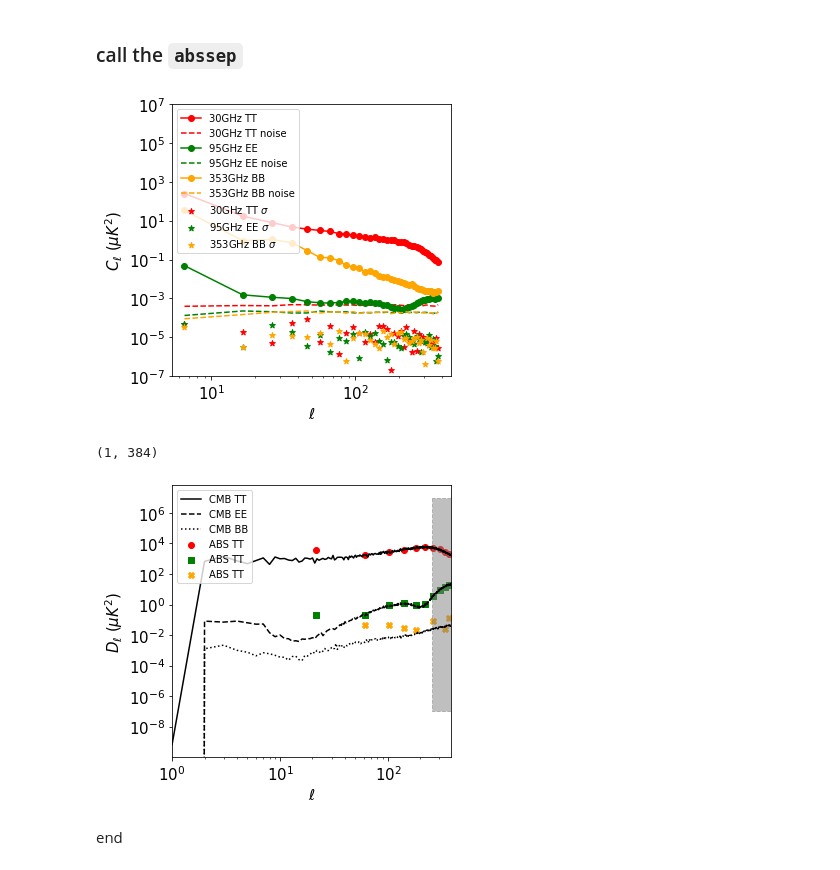
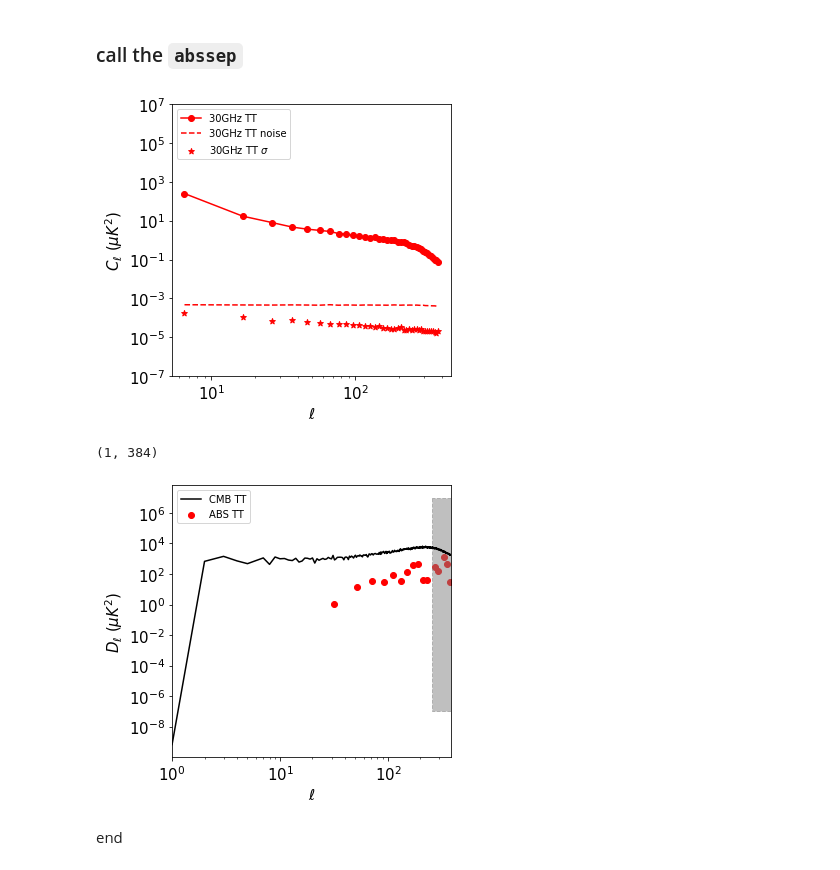
Before and after one commit to gioacchinowang/afra, a Jupyter notebook: tutorials/tutorial04.ipynb, the cells around one changed output. Saved outputs shown, nothing was run; the diff lists cells and outputs as text; code cells hidden in the pictures.

Commit message:
redefine mask shape

```diff
--- a/tutorials/tutorial04.ipynb
+++ b/tutorials/tutorial04.ipynb
@@ -136,5 +104,5 @@ hp.mollview(map353[2],format='%.2e',
 BINNING = 10
 est = ap.pstimator()
 # %%
-auto_cmb = est.auto_teb(mapcmb, mask, aposcale=1.0, binning=BINNING)
+auto_cmb = est.auto_t(mapcmb.reshape(1,-1), mask, aposcale=1.0, binning=BINNING)
 # %%
@@ -218,30 +148,19 @@ for i in range(Nell):
 # %% [markdown]
 - Gaussian noise resampling
 # %%
-RESAMP = 2  # size of resampling
+RESAMP = 50  # size of resampling
 
-n30 = np.zeros((3,NPIX,RESAMP))
-n95 = np.zeros((3,NPIX,RESAMP))
-n150 = np.zeros((3,NPIX,RESAMP))
-n353 = np.zeros((3,NPIX,RESAMP))
+n30 = np.zeros((NPIX,RESAMP))
+n95 = np.zeros((NPIX,RESAMP))
+n150 = np.zeros((NPIX,RESAMP))
+n353 = np.zeros((NPIX,RESAMP))
 
 for i in range(NPIX):
     if mask[i]:
-        n30[0,i,:] = np.random.normal(0,np.sqrt(vmap30[0,i]),RESAMP)
-        n30[1,i,:] = np.random.normal(0,np.sqrt(vmap30[1,i]),RESAMP)
-        n30[2,i,:] = np.random.normal(0,np.sqrt(vmap30[2,i]),RESAMP)
-
-        n95[0,i,:] = np.random.normal(0,np.sqrt(vmap95[0,i]),RESAMP)
-        n95[1,i,:] = np.random.normal(0,np.sqrt(vmap95[1,i]),RESAMP)
-        n95[2,i,:] = np.random.normal(0,np.sqrt(vmap95[2,i]),RESAMP)
-
-        n150[0,i,:] = np.random.normal(0,np.sqrt(vmap150[0,i]),RESAMP)
-        n150[1,i,:] = np.random.normal(0,np.sqrt(vmap150[1,i]),RESAMP)
-        n150[2,i,:] = np.random.normal(0,np.sqrt(vmap150[2,i]),RESAMP)
-
-        n353[0,i,:] = np.random.normal(0,np.sqrt(vmap353[0,i]),RESAMP)
-        n353[1,i,:] = np.random.normal(0,np.sqrt(vmap353[1,i]),RESAMP)
-        n353[2,i,:] = np.random.normal(0,np.sqrt(vmap353[2,i]),RESAMP)
+        n30[i,:] = np.random.normal(0,np.sqrt(vmap30[i]),RESAMP)
+        n95[i,:] = np.random.normal(0,np.sqrt(vmap95[i]),RESAMP)
+        n150[i,:] = np.random.normal(0,np.sqrt(vmap150[i]),RESAMP)
+        n353[i,:] = np.random.normal(0,np.sqrt(vmap353[i]),RESAMP)
 # %% [markdown]
 - estimate $C_\ell^{noise}$, $\sigma_\ell^{noise}$
 # %%
@@ -392,35 +261,21 @@ for i in range(Nell):
 # %%
 fig,ax = matplotlib.pyplot.subplots(figsize=(5,5))
 
 ax.plot(Llist,tt_total[:,0,0],
        color='red',marker='o',label='30GHz TT')
 ax.plot(Llist,tt_noise[:,0,0],
         color='red',linestyle='--',label='30GHz TT noise')
 ax.scatter(Llist,tt_sigma[:,0],
           color='red',marker='*',label='30GHz TT $\sigma$')
 
-ax.plot(Llist,ee_total[:,1,1],
-       color='green',marker='o',label='95GHz EE')
-ax.plot(Llist,ee_noise[:,1,1],
-        color='green',linestyle='--',label='95GHz EE noise')
-ax.scatter(Llist,ee_sigma[:,1],
-          color='green',marker='*',label='95GHz EE $\sigma$')
-
-ax.plot(Llist,bb_total[:,3,3],
-       color='orange',marker='o',label='353GHz BB')
-ax.plot(Llist,bb_noise[:,3,3],
-        color='orange',linestyle='--',label='353GHz BB noise')
-ax.scatter(Llist,bb_sigma[:,2],
-          color='orange',marker='*',label='353GHz BB $\sigma$')
-
 ax.set_yscale('log')
 ax.set_xscale('log')
 ax.legend(loc=2)
 ax.set_xlabel(r'$\ell$',fontsize=15)
 ax.set_ylabel(r'$C_\ell$ ($\mu K^2$)',fontsize=15)
 ax.tick_params(axis='both', labelsize=15)
 ax.set_ylim((1.e-7,1.e7))
 ax.set_yscale('log')
 ax.set_xscale('log')
 # %% [output]
-[figure, old version]
+[figure, new version]
@@ -451,19 +287,11 @@ fig,ax = matplotlib.pyplot.subplots(figsize=(5,5))
 
 ax.scatter(rslt_tt[0],rslt_tt[1],
            color='red',marker='o',label=r'ABS TT')
-ax.scatter(rslt_ee[0],rslt_ee[1],
-           color='green',marker='s',label=r'ABS TT')
-ax.scatter(rslt_bb[0],rslt_bb[1],
-           color='orange',marker='X',label=r'ABS TT')
 
 cmb_cl = hp.anafast(mapcmb)
-ell = np.arange(cmb_cl.shape[1])
-ax.plot((0.5/np.pi)*ell*(ell+1)*cmb_cl[0],
+ell = np.arange(len(cmb_cl))
+ax.plot((0.5/np.pi)*ell*(ell+1)*cmb_cl,
         color='black',linestyle='-',label=r'CMB TT')
-ax.plot((0.5/np.pi)*ell*(ell+1)*cmb_cl[1],
-        color='black',linestyle='--',label=r'CMB EE')
-ax.plot((0.5/np.pi)*ell*(ell+1)*cmb_cl[2],
-        color='black',linestyle=':',label=r'CMB BB')
 
 ax.fill_between((2*NSIDE,3*NSIDE),(1e-7,1e-7),(1e7,1e7),
                 color='gray',linestyle='--',alpha=0.5)
@@ -478,6 +306,6 @@ ax.tick_params(axis='both', labelsize=15)
 ax.set_xlim((1,3*NSIDE))
 # %% [output]
 (1, 384)
-[figure, old version]
+[figure, new version]
 # %% [markdown]
 end
```
Also changed, not shown: parts of 10 cells of this notebook, 4 other files.
